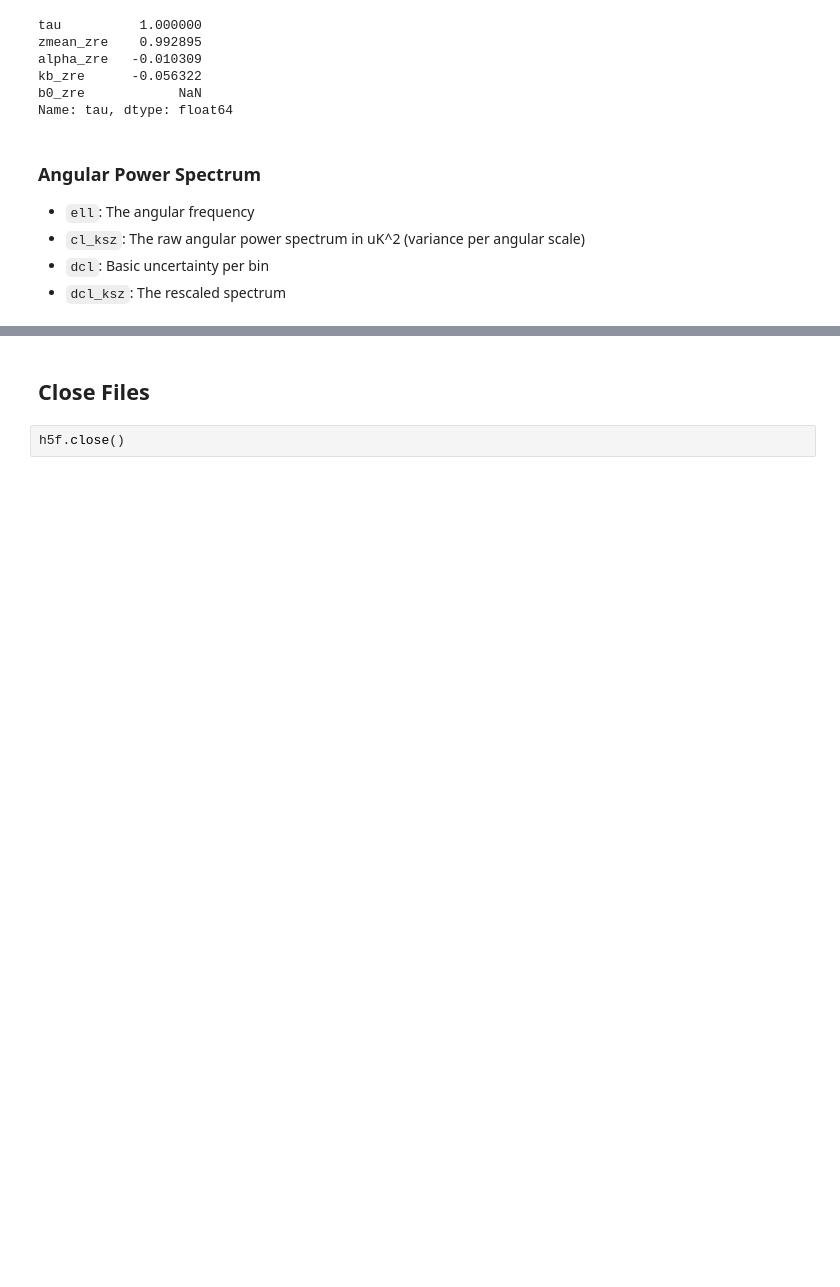
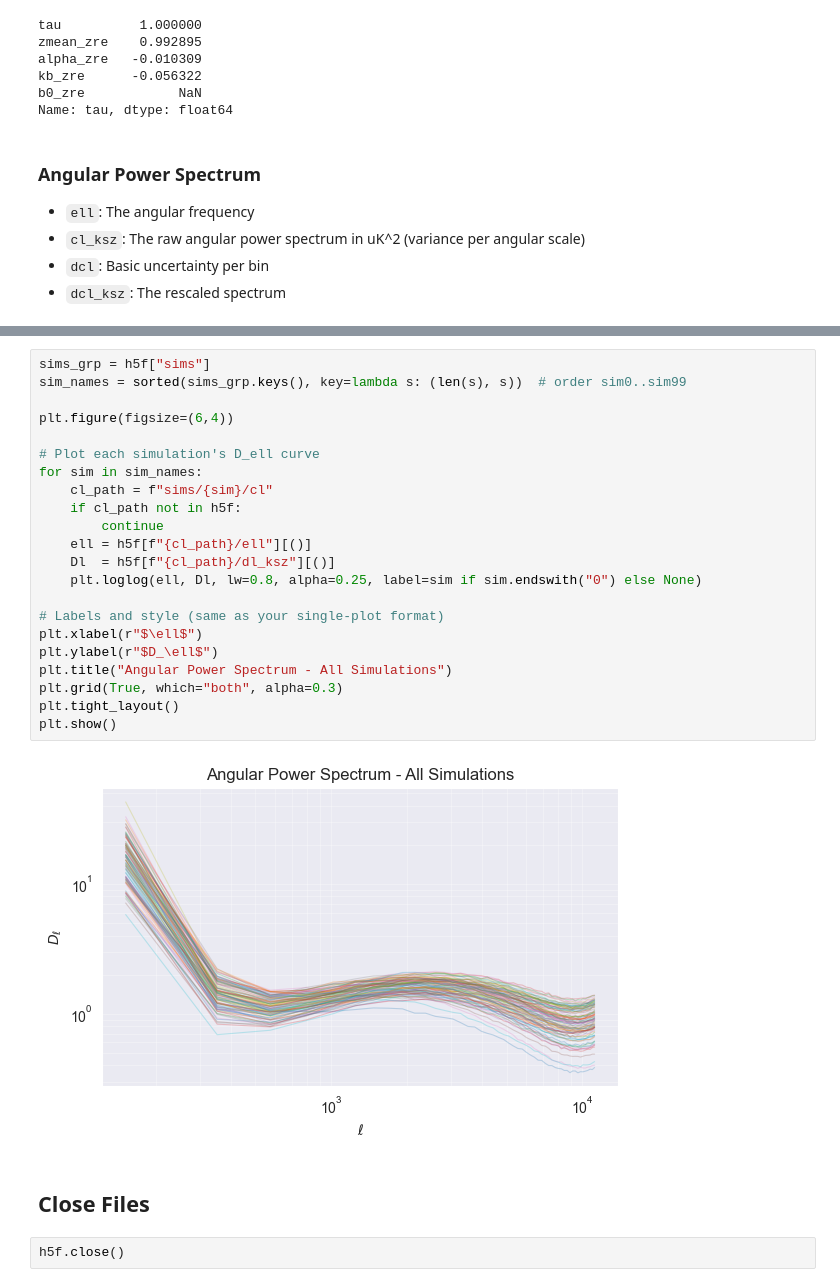
Before and after one commit to RobertxPearce/reionization-emulator, a Jupyter notebook: notebooks/proc_data_vis.ipynb, the cells around one changed output, grey strips where cells are left out. Cells and saved outputs as stored; diff of their text form; blank space fills up the shorter version.

```diff
--- a/notebooks/proc_data_vis.ipynb
+++ b/notebooks/proc_data_vis.ipynb
@@ -281,3 +304,27 @@ plt.show()
+# %%
+sims_grp = h5f["sims"]
+sim_names = sorted(sims_grp.keys(), key=lambda s: (len(s), s))  # order sim0..sim99
+
+plt.figure(figsize=(6,4))
+
+# Plot each simulation's D_ell curve
+for sim in sim_names:
+    cl_path = f"sims/{sim}/cl"
+    if cl_path not in h5f:
+        continue
+    ell = h5f[f"{cl_path}/ell"][()]
+    Dl  = h5f[f"{cl_path}/dl_ksz"][()]
+    plt.loglog(ell, Dl, lw=0.8, alpha=0.25, label=sim if sim.endswith("0") else None)
+
+# Labels and style (same as your single-plot format)
+plt.xlabel(r"$\ell$")
+plt.ylabel(r"$D_\ell$")
+plt.title("Angular Power Spectrum - All Simulations")
+plt.grid(True, which="both", alpha=0.3)
+plt.tight_layout()
+plt.show()
+# %% [output]
+[figure, added]
 # %% [markdown]
 ## Close Files
 # %%
```
Also changed, not shown: parts of 2 cells of this notebook, 2 other files.
